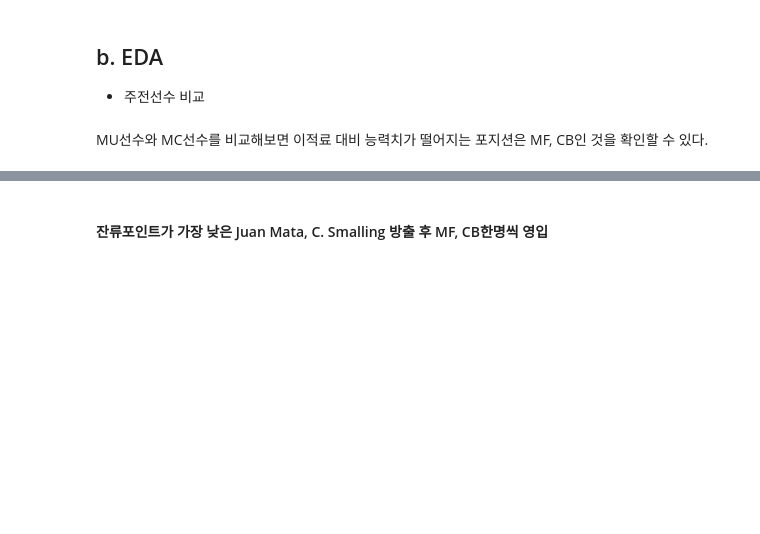
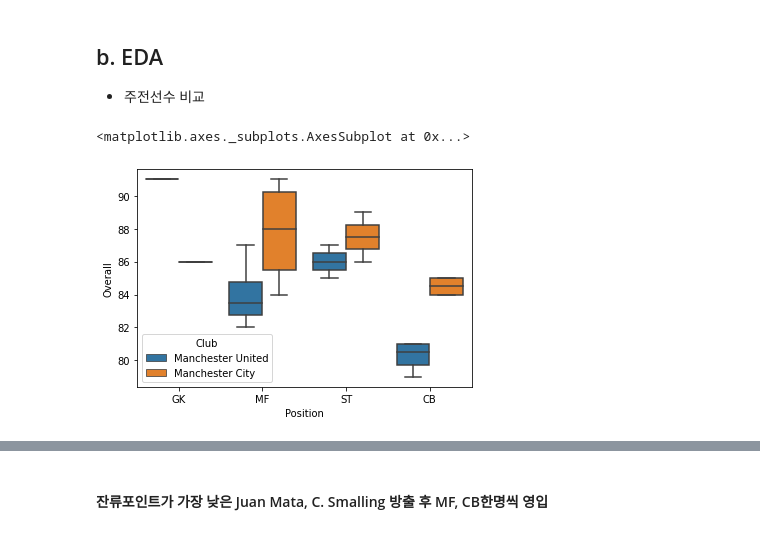
Before and after one commit to choijy1705/Dataanalyze, a Jupyter notebook: Manchester United Project.ipynb, the cells around one changed output, grey strips where cells are left out. Saved outputs shown, nothing was run; the diff lists cells and outputs as text; code cells hidden in the pictures; blank space fills up the shorter version.

```diff
--- a/Manchester United Project.ipynb
+++ b/Manchester United Project.ipynb
@@ -357,2 +446,5 @@ ST_list = ['ST','LW', 'RW']
-# %% [markdown]
-MU선수와 MC선수를 비교해보면 이적료 대비 능력치가 떨어지는 포지션은 MF, CB인 것을 확인할 수 있다.
+# %%
+sns.boxplot(data = df , x='Position', y='Overall', hue = 'Club')
+# %% [output]
+<matplotlib.axes._subplots.AxesSubplot at 0x...>
+[figure, added]
```
Also changed, not shown: parts of 34 cells of this notebook.
